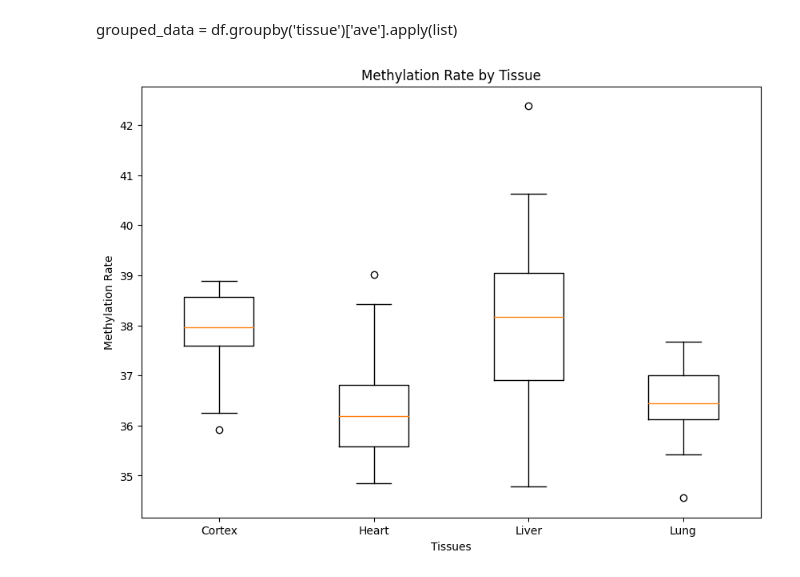
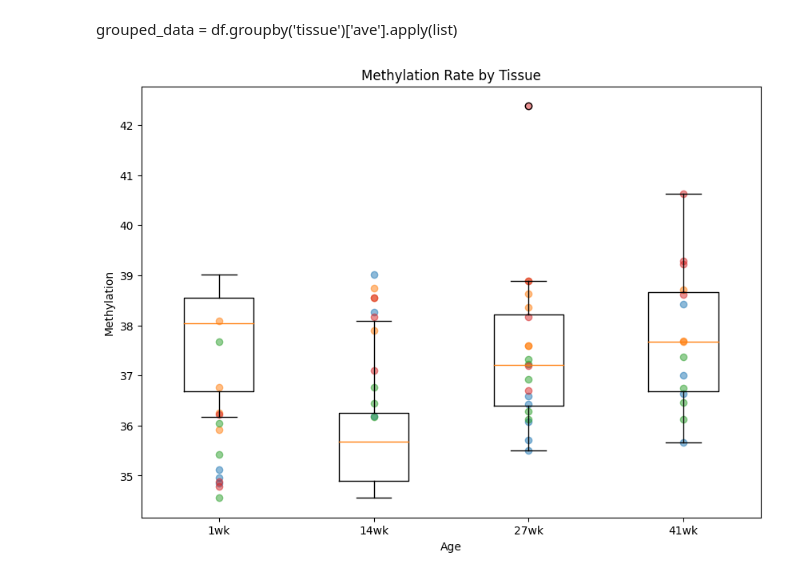
Before and after one commit to hunterDRuebsamen/Bioinformatic_Lab-1, a Jupyter notebook: test.ipynb, the cells around one changed output. Cells and saved outputs as stored; diff of their text form; code cells hidden in the pictures.

Commit message:
updated boxplot graph

```diff
--- a/test.ipynb
+++ b/test.ipynb
@@ -168,23 +168,50 @@ grouped_data = df.groupby('tissue')['ave'].apply(list)
 # %%
 # fig, ax = plt.subplot()
 
 # Setup overall figure and add a single plot to it
 fig = plt.figure(figsize =(10, 7))
 ax = fig.add_subplot()
 
+
+
+
 # Convert the df into series and plot said series to boxplots
-grouped_data = df.groupby('tissue')['ave methylation'].apply(list)
-data = grouped_data.values
+age_groups = ['1wk', '14wk', '27wk', '41wk']
+box_data = df.groupby('age')['ave methylation'].apply(list)
+scatter_data = [df[df['age'] == age]['ave methylation'] for age in age_groups]
+data = box_data.values
 bp = ax.boxplot(data)
 
-# Label x & y columns
-labels = grouped_data.index.tolist()
-ax.set_xticklabels(labels)
-ax.set_xlabel('Tissues')
-ax.set_ylabel('Methylation Rate')
+
+# Create a list of unique tissues
+unique_tissues = df['tissue'].unique()
+
+# Assign a color to each tissue
+color_map = {tissue: f'C{i}' for i, tissue in enumerate(unique_tissues)}
+
+# Add scatter plots for each tissue
+for i, age in enumerate(age_groups):
+    age_data = df[df['age'] == age]
+    for tissue in unique_tissues:
+        scatter_data = age_data[age_data['tissue'] == tissue]['ave methylation']
+        scatter_x = [i+1] * len(scatter_data)
+        ax.scatter(scatter_x, scatter_data, color=color_map[tissue], alpha=0.5)
+
+# Set x-axis labels
+ax.set_xticks(range(1, len(age_groups)+1))
+ax.set_xticklabels(age_groups)
+
+# Set labels and title
+ax.set_xlabel('Age')
+ax.set_ylabel('Methylation')
+ax.set_title('Methylation by Age')
+
+# Create custom legend for tissues
+scatter_labels = [plt.Line2D([0], [0], marker='o', color='w', markerfacecolor=color_map[tissue], markersize=8) for tissue in unique_tissues]
+plt.legend(scatter_labels, unique_tissues, title='Tissue')
 
 # Label Overall Figure and Display
 plt.title('Methylation Rate by Tissue')
 plt.show();
 # %% [output]
-[figure, old version]
+[figure, new version]
```
Also changed, not shown: parts of 5 cells of this notebook.
